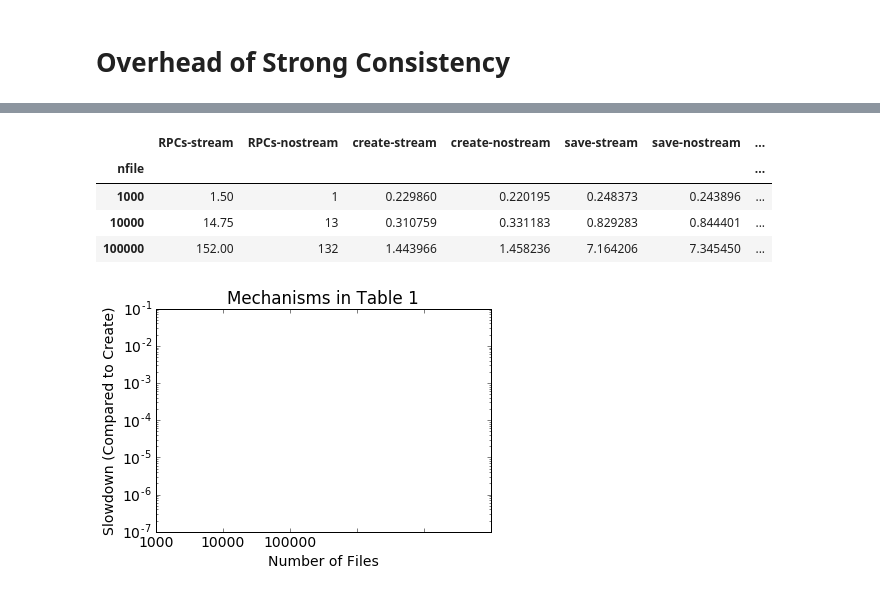
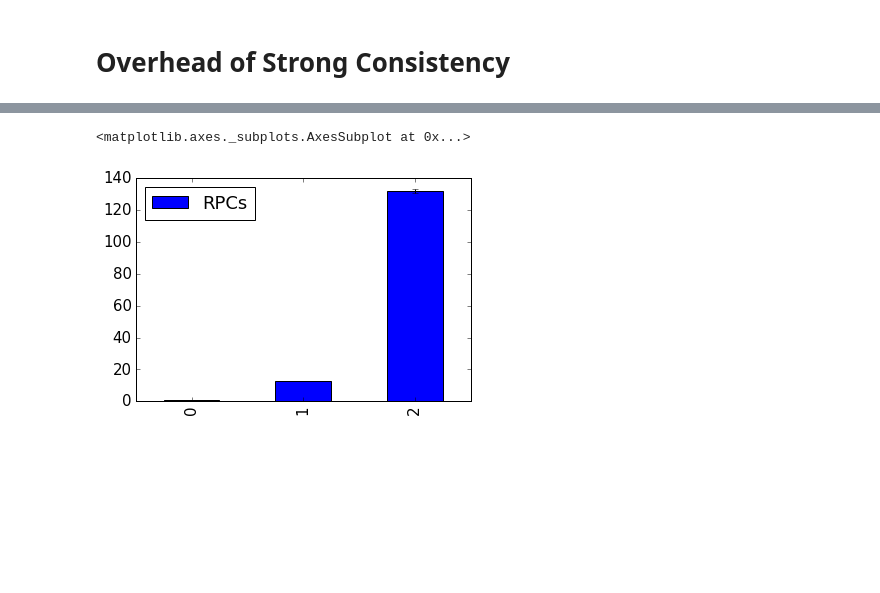
Before and after one commit to michaelsevilla/anonymous-popper, a Jupyter notebook: viz-decoupled.ipynb, the cells around one changed output, grey strips where cells are left out. Saved outputs shown, nothing was run; the diff lists cells and outputs as text; code cells hidden in the pictures; blank space fills up the shorter version.

```diff
--- a/viz-decoupled.ipynb
+++ b/viz-decoupled.ipynb
@@ -325,62 +384,26 @@ for nfiles in files:
                 df = df.append(d, ignore_index=True)
             # parse the RPCs execution times
             df.loc[len(df)] = ["RPCs-" + s + '-' + run] + [float(nfiles)] + [mdtest(expdir + '/summary-rpcs-' + s + '.txt')]
+
 # massage into graphable format
 df = df.pivot(index='nfile', values='rtime', columns='job')
-print df
-
-mean = pd.DataFrame()
-stds = pd.DataFrame()
-for j in jobs:
-    for s in ["stream", "nostream"]:
-        job = j + '-' + s
-        dfs = [job + '-' + r for r in runs]
-        try:
-            mean[job] = df[dfs].mean(axis=1)
-            stds[job] = df[dfs].std(axis=1)
-        except:
-            pass
-#mean = mean.reset_index()
-#stds = stds.reset_index()
-print mean
-#mean.plot.bar(ax=ax, yerr=stds)
-print mean
-ax.set_title("Mechanisms in Table 1")
-ax.set_ylabel("Slowdown (Compared to Create)")
-ax.set_xticklabels(files, rotation=0)
-ax.set_xlabel("Number of Files")
-ax.yaxis.set_major_formatter(FormatStrFormatter('%.0fx'))
-ax.set_yscale('log')
-fig.savefig('paper/graphs/slowdown-mechanisms.png', dpi=400)
-
-bars = ax.patches
-hatches = ''.join(h*len(slowdowns) for h in 'xxx   ')
-for bar, hatch in zip(bars, hatches):
-    bar.set_hatch(hatch)
-ax.legend(fontsize=11, loc='lower right', ncol=2)
-font = {'size'   : 14}
-matplotlib.rc('font', **font)
-
+df = df.reset_index()
 
 # calculate the phase execution times
-slowdown_mean = pd.DataFrame()
-slowdown_mean['RPCs'] = mean['RPCs-nostream']
-slowdown_mean['stream'] = mean['RPCs-stream'] - mean['RPCs-nostream']
-slowdown_mean['create'] = mean['create-nostream']
+mech = pd.DataFrame()
+#for j in jobs:
+#    for s in ["stream", "nostream"]:
+#        job = j + '-' + s
+#        dfs = [job + '-' + r for r in runs]
+job = ['RPCs-nostream' + '-' + r for r in runs]
+m = ['RPCs' + '-' + r for r in runs]
+mech[m] = df[job]
+#slowdown_mean['stream'] = mean['RPCs-stream'] - mean['RPCs-nostream']
+#slowdown_mean['create'] = mean['create-nostream']
 
-
-#slowdown_mean['RPCs'] = mean['RPCs']
-#slowdown_mean.plot.bar(ax=ax)
-#df['RPCs'] = df['RPCs-nostream']
-#df['stream'] = df['RPCs-stream'] - df['RPCs-nostream']
-#df['create'] = df['create-nostream']
-#df['local persist'] = df['save-nostream'] - df['create']
-#df['global persist'] = df['persist-nostream'] - df['create']
-#df['volatile apply'] = df['v.apply-nostream'] - df['create']
-#df['nonvolatile apply'] = df['apply-nostream'] - df['create']
-
-# prune
-#creates = df['create']
-#slowdowns = df[['stream', 'local persist', 'global persist', 'RPCs', 'nonvolatile apply', 'volatile apply']]
-#slowdowns = slowdowns[:].div(creates, axis=0)
+#mean = pd.DataFrame()
+#stds = pd.DataFrame()
+#mean['RPCs'] = mech[m].mean(axis=1)
+#stds['RPCs'] = mech[m].std(axis=1)
+#mean.plot.bar(ax=ax, yerr=stds)
 # %% [output]
@@ -404,6 +411,2 @@ nfile
-|  | RPCs-stream | RPCs-nostream | create-stream | create-nostream | save-stream | save-nostream | ... |
-| nfile |  |  |  |  |  |  | ... |
-| 1000 | 1.50 | 1 | 0.229860 | 0.220195 | 0.248373 | 0.243896 | ... |
-| 10000 | 14.75 | 13 | 0.310759 | 0.331183 | 0.829283 | 0.844401 | ... |
-| 100000 | 152.00 | 132 | 1.443966 | 1.458236 | 7.164206 | 7.345450 | ... |
+<matplotlib.axes._subplots.AxesSubplot at 0x...>
-[figure, old version]
+[figure, new version]
```
Also changed, not shown: parts of 5 cells of this notebook, 15 other files.
